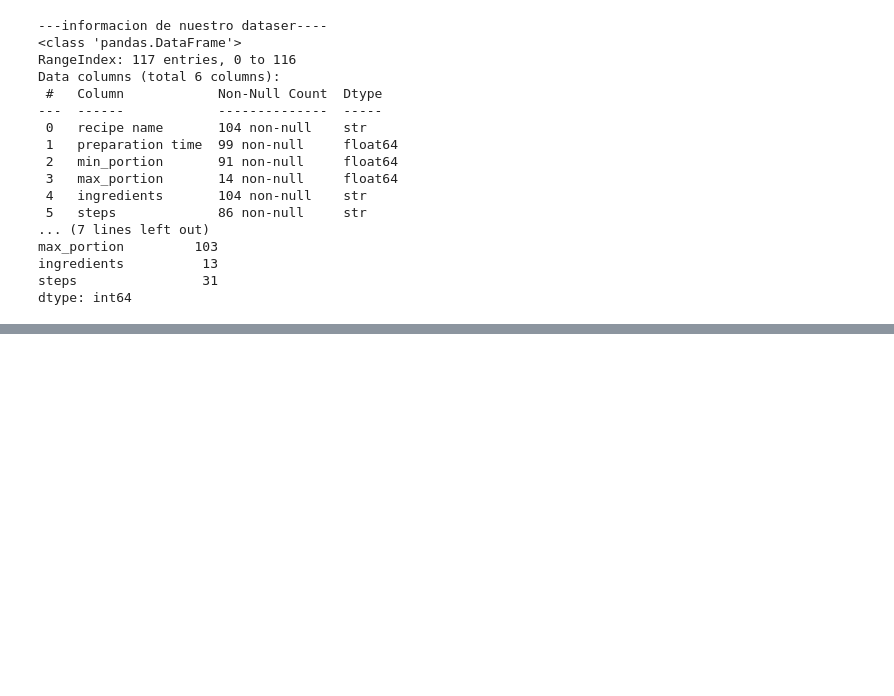
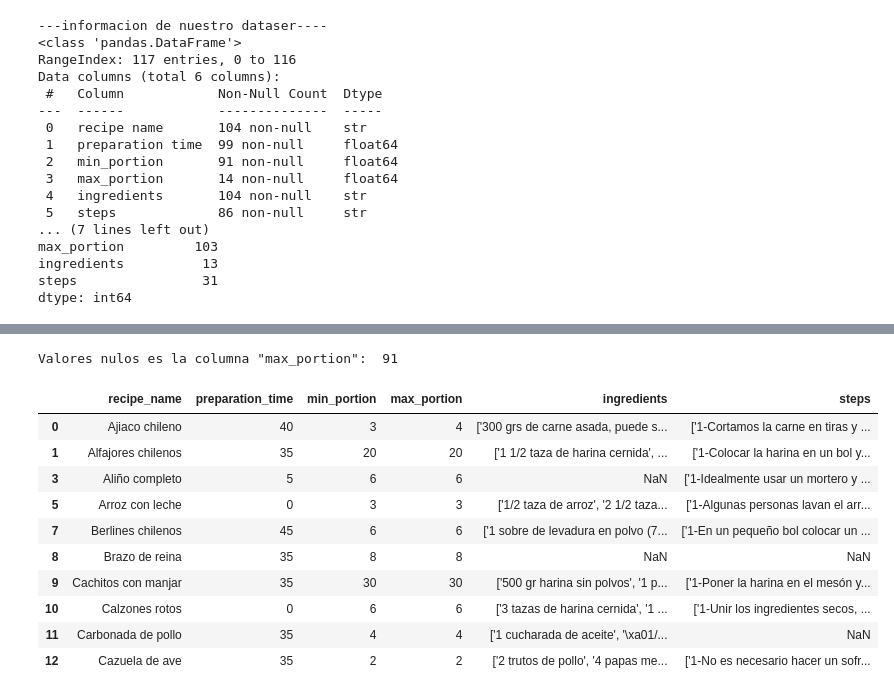
Before and after one commit to Leonardojrv/MineriaDatos, a Jupyter notebook: etl/etl.ipynb, the cells around one changed output, grey strips where cells are left out. Saved outputs shown, nothing was run; the diff lists cells and outputs as text; code cells hidden in the pictures; blank space fills up the shorter version.

```diff
--- a/etl/etl.ipynb
+++ b/etl/etl.ipynb
@@ -65,0 +145,26 @@ np.int64(13)
+# %%
+
+#columna 'max_portion'
+print('Valores nulos es la columna "max_portion": ', df['max_portion'].isnull().sum())
+
+df['max_portion'] = pd.to_numeric(df['max_portion'], errors = 'coerce')
+
+
+df['max_portion'] = df['max_portion'].fillna(df['min_portion'])
+
+df['max_portion'] = df['max_portion'].astype(int)
+
+display(df.head(10))
+# %% [output]
+Valores nulos es la columna "max_portion":  91
+|  | recipe_name | preparation_time | min_portion | max_portion | ingredients | steps |
+| 0 | Ajiaco chileno | 40 | 3 | 4 | ['300 grs de carne asada, puede s... | ['1-Cortamos la carne en tiras y ... |
+| 1 | Alfajores chilenos | 35 | 20 | 20 | ['1 1/2 taza de harina cernida', ... | ['1-Colocar la harina en un bol y... |
+| 3 | Aliño completo | 5 | 6 | 6 | NaN | ['1-Idealmente usar un mortero y ... |
+| 5 | Arroz con leche | 0 | 3 | 3 | ['1/2 taza de arroz', '2 1/2 taza... | ['1-Algunas personas lavan el arr... |
+| 7 | Berlines chilenos | 45 | 6 | 6 | ['1 sobre de levadura en polvo (7... | ['1-En un pequeño bol colocar un ... |
+| 8 | Brazo de reina | 35 | 8 | 8 | NaN | NaN |
+| 9 | Cachitos con manjar | 35 | 30 | 30 | ['500 gr harina sin polvos', '1 p... | ['1-Poner la harina en el mesón y... |
+| 10 | Calzones rotos | 0 | 6 | 6 | ['3 tazas de harina cernida', '1 ... | ['1-Unir los ingredientes secos, ... |
+| 11 | Carbonada de pollo | 35 | 4 | 4 | ['1 cucharada de aceite', '\xa01/... | NaN |
+| 12 | Cazuela de ave | 35 | 2 | 2 | ['2 trutos de pollo', '4 papas me... | ['1-No es necesario hacer un sofr... |
```
Also changed, not shown: parts of 6 cells of this notebook, 1 other file.
